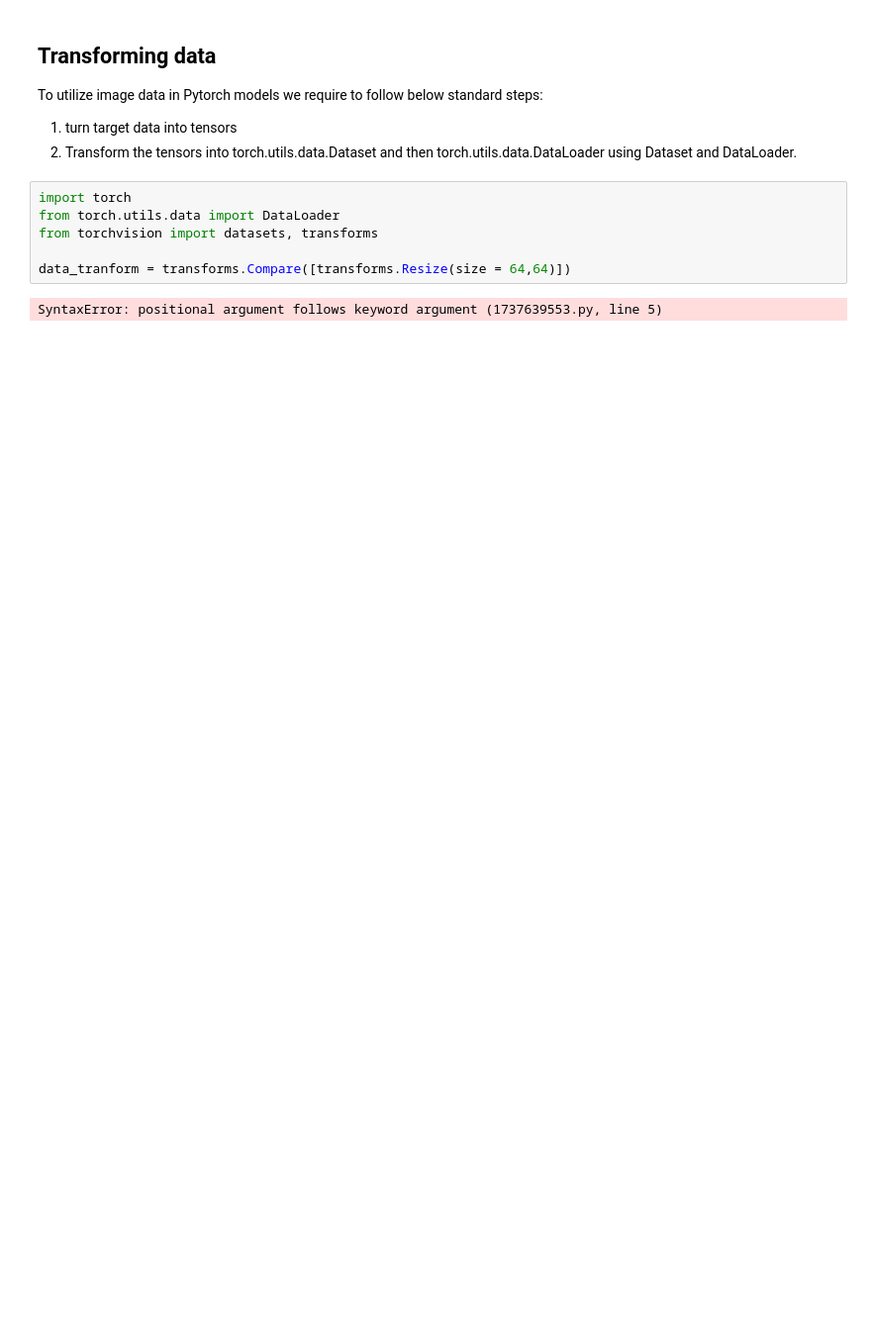
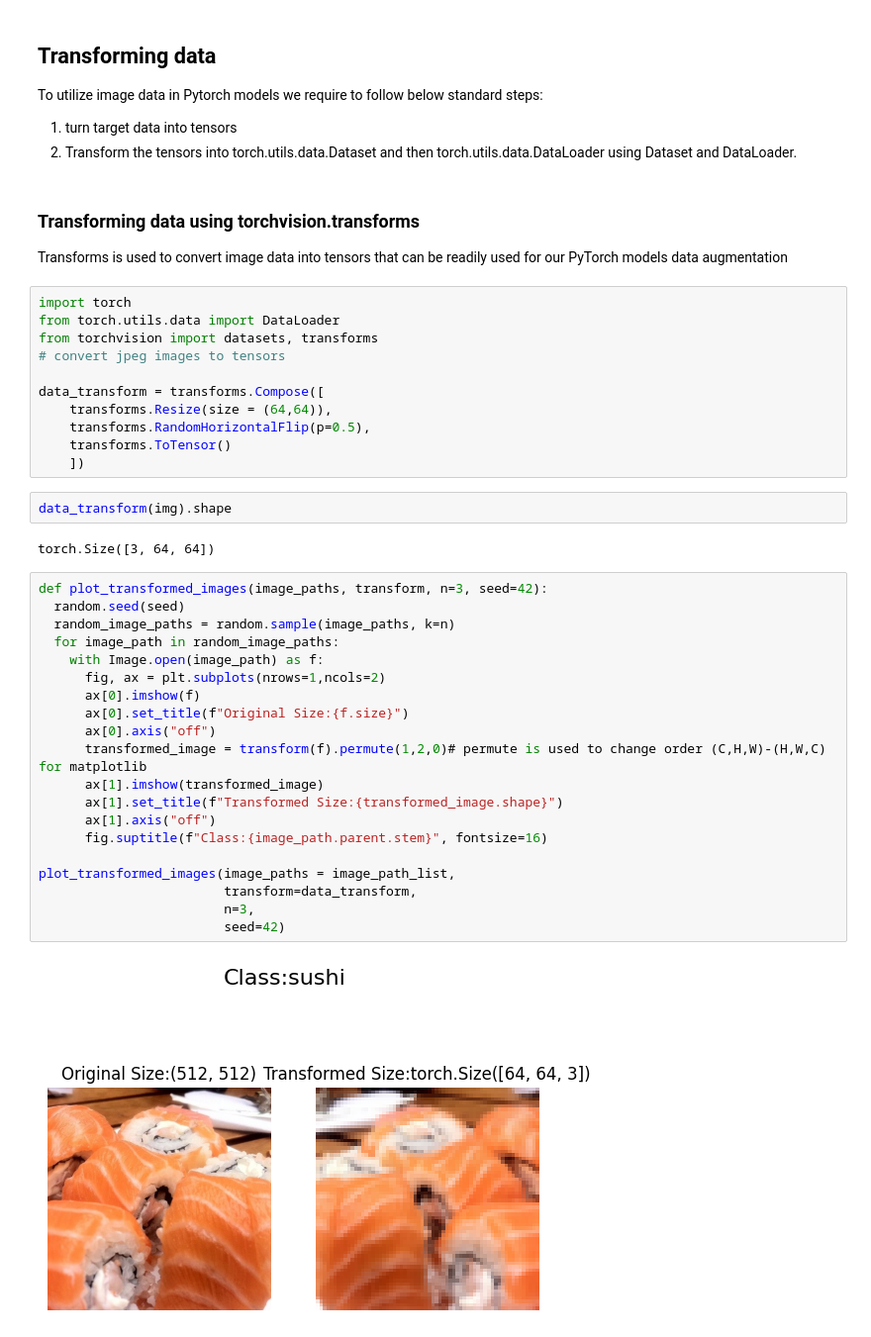
Before and after one commit to 94Akriti/DL-ML-USING-PYTORCH, a Jupyter notebook: Custom_Datasets.ipynb, the cells around one changed output. Shown at 99% size. Cells and saved outputs as stored; diff of their text form; blank space fills up the shorter version.

```diff
--- a/Custom_Datasets.ipynb
+++ b/Custom_Datasets.ipynb
@@ -148,11 +148,44 @@ To utilize image data in Pytorch models we require to follow below standard step
 
 1. turn target data into tensors
 2. Transform the tensors into torch.utils.data.Dataset and then torch.utils.data.DataLoader using Dataset and DataLoader.
+# %% [markdown]
+### Transforming data using torchvision.transforms
+
+Transforms is used to convert image data into tensors that can be readily used for our PyTorch models data augmentation
 # %%
 import torch
 from torch.utils.data import DataLoader
 from torchvision import datasets, transforms
+# convert jpeg images to tensors
 
-data_tranform = transforms.Compare([transforms.Resize(size = 64,64)])
+data_transform = transforms.Compose([
+    transforms.Resize(size = (64,64)),
+    transforms.RandomHorizontalFlip(p=0.5),
+    transforms.ToTensor()
+    ])
-# %% [output]
-SyntaxError: positional argument follows keyword argument (1737639553.py, line 5)
+# %%
+data_transform(img).shape
+# %% [output]
+torch.Size([3, 64, 64])
+# %%
+def plot_transformed_images(image_paths, transform, n=3, seed=42):
+  random.seed(seed)
+  random_image_paths = random.sample(image_paths, k=n)
+  for image_path in random_image_paths:
+    with Image.open(image_path) as f:
+      fig, ax = plt.subplots(nrows=1,ncols=2)
+      ax[0].imshow(f)
+      ax[0].set_title(f"Original Size:{f.size}")
+      ax[0].axis("off")
+      transformed_image = transform(f).permute(1,2,0)# permute is used to change order (C,H,W)-(H,W,C) for matplotlib
+      ax[1].imshow(transformed_image)
+      ax[1].set_title(f"Transformed Size:{transformed_image.shape}")
+      ax[1].axis("off")
+      fig.suptitle(f"Class:{image_path.parent.stem}", fontsize=16)
+
+plot_transformed_images(image_paths = image_path_list,
+                        transform=data_transform,
+                        n=3,
+                        seed=42)
+# %% [output]
+[figure, added]
```
Also changed, not shown: parts of 34 cells of this notebook.
